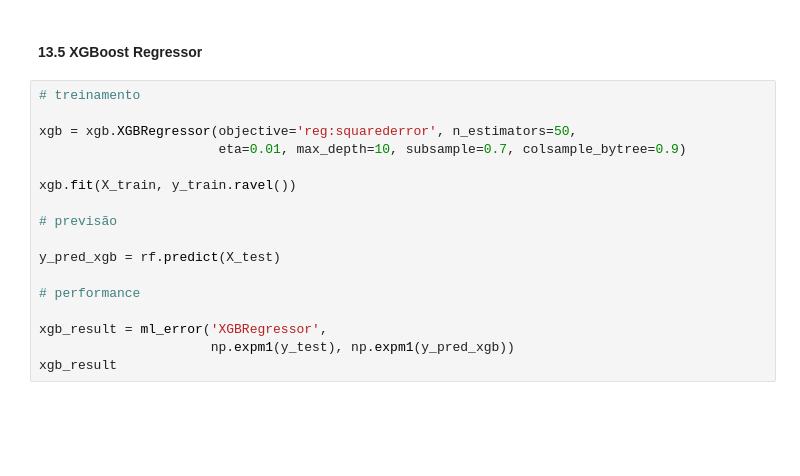
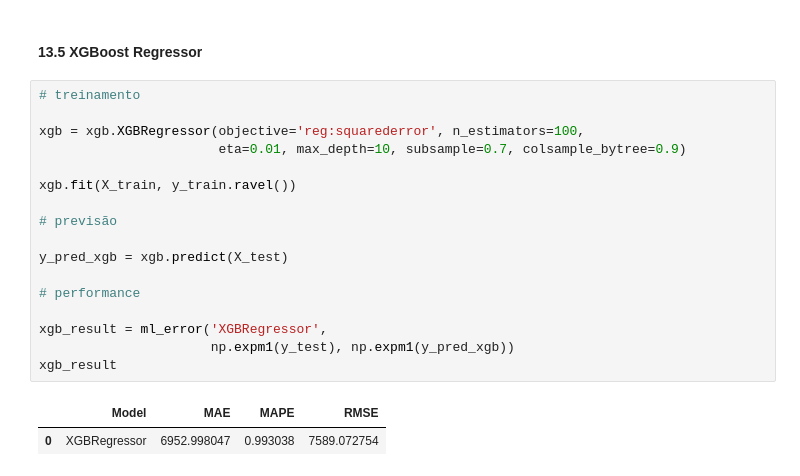
Before and after one commit to deborabmfreitas/projeto-rossmann-regressao, a Jupyter notebook: rossmann_regression.ipynb, the cells around one changed output. Drawn from its saved outputs; the diff is of its cells as text; blank space fills up the shorter version.

```diff
--- a/rossmann_regression.ipynb
+++ b/rossmann_regression.ipynb
@@ -1774,17 +1771,20 @@ rf_result
 # %%
 # treinamento
 
-xgb = xgb.XGBRegressor(objective='reg:squarederror', n_estimators=50,
+xgb = xgb.XGBRegressor(objective='reg:squarederror', n_estimators=100,
                        eta=0.01, max_depth=10, subsample=0.7, colsample_bytree=0.9)
 
 xgb.fit(X_train, y_train.ravel())
 
 # previsão
 
-y_pred_xgb = rf.predict(X_test)
+y_pred_xgb = xgb.predict(X_test)
 
 # performance
 
 xgb_result = ml_error('XGBRegressor',
                       np.expm1(y_test), np.expm1(y_pred_xgb))
 xgb_result
+# %% [output]
+|  | Model | MAE | MAPE | RMSE |
+| 0 | XGBRegressor | 6952.998047 | 0.993038 | 7589.072754 |
```
Also changed, not shown: parts of 7 cells of this notebook.
